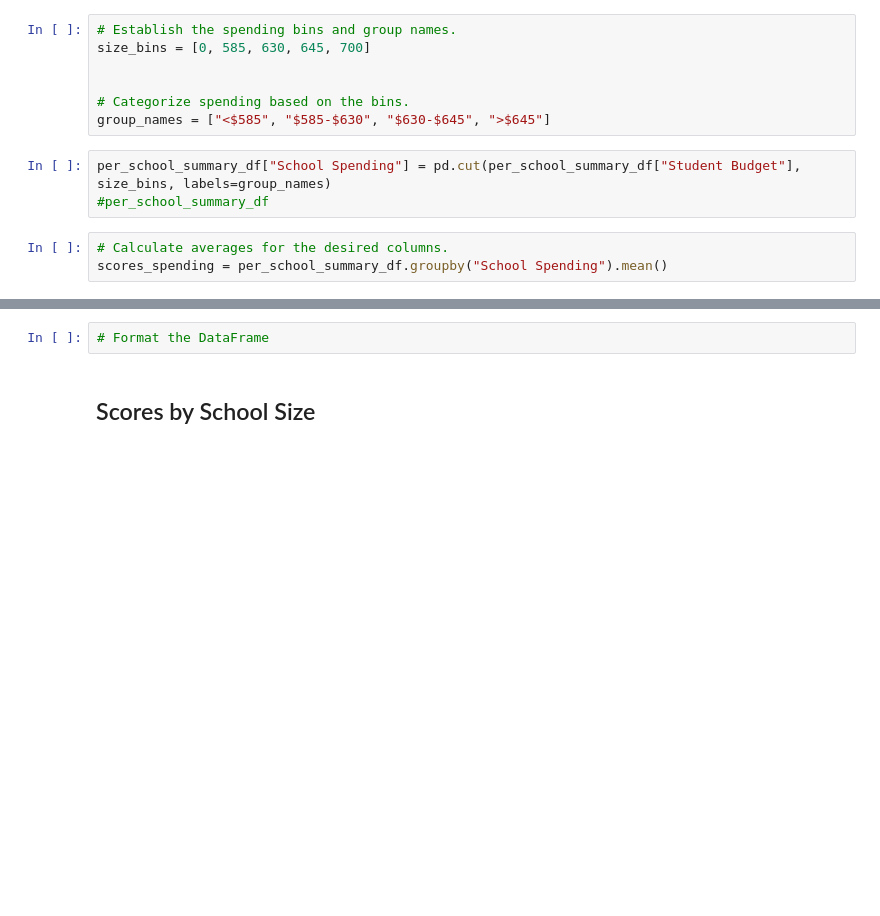
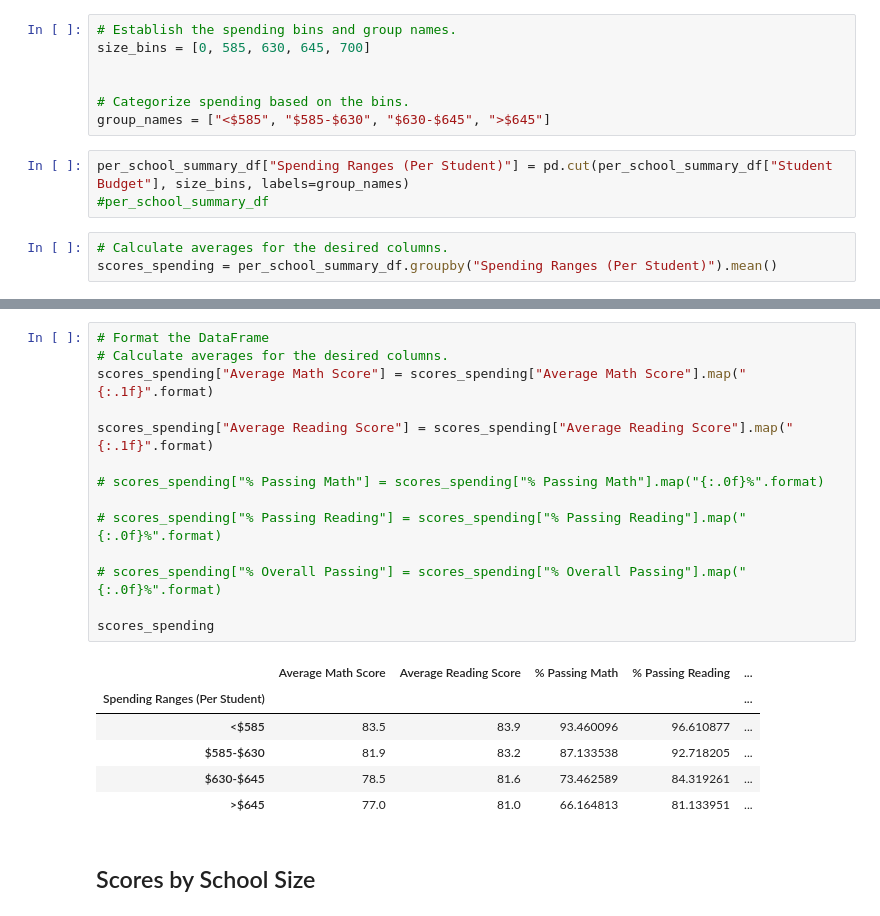
Before and after one commit to Olibabba/Week4_Jupyter_HW, a Jupyter notebook: PyCitySchools_Challenge.ipynb, the cells around one changed output, grey strips where cells are left out. Saved outputs shown, nothing was run; the diff lists cells and outputs as text; blank space fills up the shorter version.

```diff
--- a/PyCitySchools_Challenge.ipynb
+++ b/PyCitySchools_Challenge.ipynb
@@ -490,11 +488,11 @@ size_bins = [0, 585, 630, 645, 700]
 # Categorize spending based on the bins.
 group_names = ["<$585", "$585-$630", "$630-$645", ">$645"]
 # %%
-per_school_summary_df["School Spending"] = pd.cut(per_school_summary_df["Student Budget"], size_bins, labels=group_names)
+per_school_summary_df["Spending Ranges (Per Student)"] = pd.cut(per_school_summary_df["Student Budget"], size_bins, labels=group_names)
 #per_school_summary_df
 # %%
 # Calculate averages for the desired columns.
-scores_spending = per_school_summary_df.groupby("School Spending").mean()
+scores_spending = per_school_summary_df.groupby("Spending Ranges (Per Student)").mean()
 # %%
 # Create the DataFrame
 scores_spending.pop("Total Students")
@@ -513,5 +516,24 @@ scores_spending
 # %%
 # Format the DataFrame
+# Calculate averages for the desired columns.
+scores_spending["Average Math Score"] = scores_spending["Average Math Score"].map("{:.1f}".format)
+
+scores_spending["Average Reading Score"] = scores_spending["Average Reading Score"].map("{:.1f}".format)
+
+# scores_spending["% Passing Math"] = scores_spending["% Passing Math"].map("{:.0f}%".format)
+
+# scores_spending["% Passing Reading"] = scores_spending["% Passing Reading"].map("{:.0f}%".format)
+
+# scores_spending["% Overall Passing"] = scores_spending["% Overall Passing"].map("{:.0f}%".format)
+
+scores_spending
+# %% [output]
+|  | Average Math Score | Average Reading Score | % Passing Math | % Passing Reading | ... |
+| Spending Ranges (Per Student) |  |  |  |  | ... |
+| <$585 | 83.5 | 83.9 | 93.460096 | 96.610877 | ... |
+| $585-$630 | 81.9 | 83.2 | 87.133538 | 92.718205 | ... |
+| $630-$645 | 78.5 | 81.6 | 73.462589 | 84.319261 | ... |
+| >$645 | 77.0 | 81.0 | 66.164813 | 81.133951 | ... |
 # %% [markdown]
 ## Scores by School Size
 # %%
```
Also changed, not shown: parts of 10 cells of this notebook, 5 other files.
